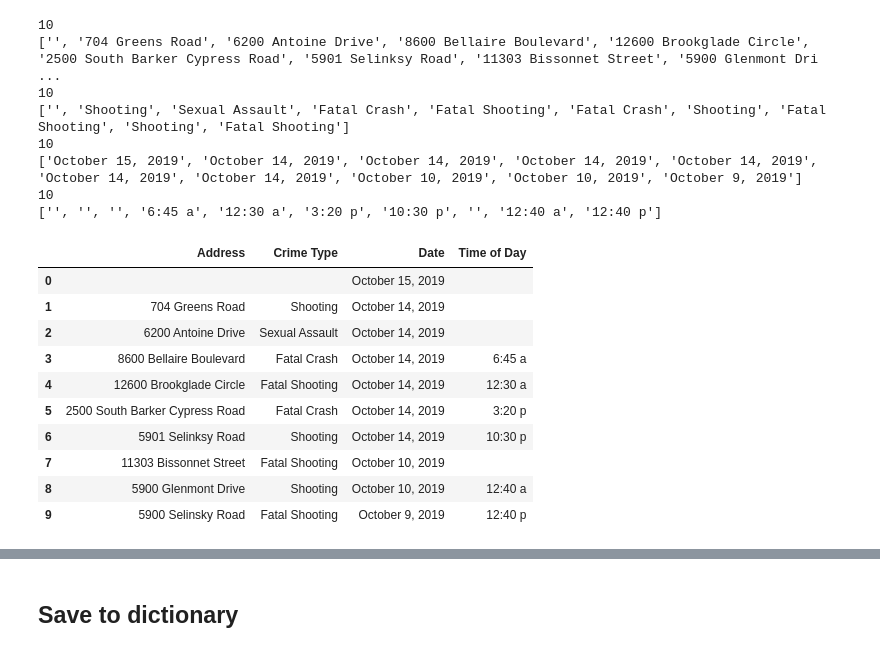
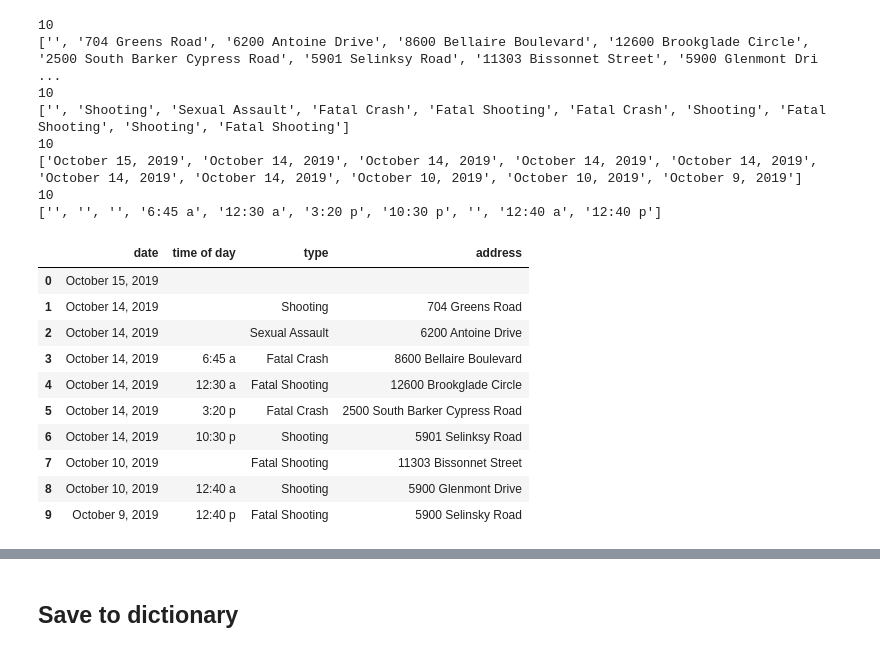
Before and after one commit to ppainuly/HPD-Live-Crime-Alert, a Jupyter notebook: HPD_IncidentUpdates.ipynb, the cells around one changed output, grey strips where cells are left out. Drawn from its saved outputs; the diff is of its cells as text; code cells hidden in the pictures.

Commit message:
made changes to the scraped data format

```diff
--- a/HPD_IncidentUpdates.ipynb
+++ b/HPD_IncidentUpdates.ipynb
@@ -354,25 +354,22 @@ print(time)
 10
 ['', '', '', '6:45 a', '12:30 a', '3:20 p', '10:30 p', '', '12:40 a', '12:40 p']
 # %%
-Incident_Updates_df = pd.DataFrame({"location": ,
-                                    "time": [date_list, time],
+Incident_Updates_df = pd.DataFrame({"date": date_list,
+                                    "time of day": time,
                                     "type": crime_type,
                                     "address": addresses})
 
 Incident_Updates_df
-
-# add two columns, one with locatin (lat and long)
-#
 # %% [output]
-|  | Address | Crime Type | Date | Time of Day |
-| 0 |  |  | October 15, 2019 |  |
-| 1 | 704 Greens Road | Shooting | October 14, 2019 |  |
-| 2 | 6200 Antoine Drive | Sexual Assault | October 14, 2019 |  |
-| 3 | 8600 Bellaire Boulevard | Fatal Crash | October 14, 2019 | 6:45 a |
-| 4 | 12600 Brookglade Circle | Fatal Shooting | October 14, 2019 | 12:30 a |
-| 5 | 2500 South Barker Cypress Road | Fatal Crash | October 14, 2019 | 3:20 p |
-| 6 | 5901 Selinksy Road | Shooting | October 14, 2019 | 10:30 p |
-| 7 | 11303 Bissonnet Street | Fatal Shooting | October 10, 2019 |  |
-| 8 | 5900 Glenmont Drive | Shooting | October 10, 2019 | 12:40 a |
-| 9 | 5900 Selinsky Road | Fatal Shooting | October 9, 2019 | 12:40 p |
+|  | date | time of day | type | address |
+| 0 | October 15, 2019 |  |  |  |
+| 1 | October 14, 2019 |  | Shooting | 704 Greens Road |
+| 2 | October 14, 2019 |  | Sexual Assault | 6200 Antoine Drive |
+| 3 | October 14, 2019 | 6:45 a | Fatal Crash | 8600 Bellaire Boulevard |
+| 4 | October 14, 2019 | 12:30 a | Fatal Shooting | 12600 Brookglade Circle |
+| 5 | October 14, 2019 | 3:20 p | Fatal Crash | 2500 South Barker Cypress Road |
+| 6 | October 14, 2019 | 10:30 p | Shooting | 5901 Selinksy Road |
+| 7 | October 10, 2019 |  | Fatal Shooting | 11303 Bissonnet Street |
+| 8 | October 10, 2019 | 12:40 a | Shooting | 5900 Glenmont Drive |
+| 9 | October 9, 2019 | 12:40 p | Fatal Shooting | 5900 Selinsky Road |
 # %%
```
Also changed, not shown: parts of 8 cells of this notebook, 2 other files.
